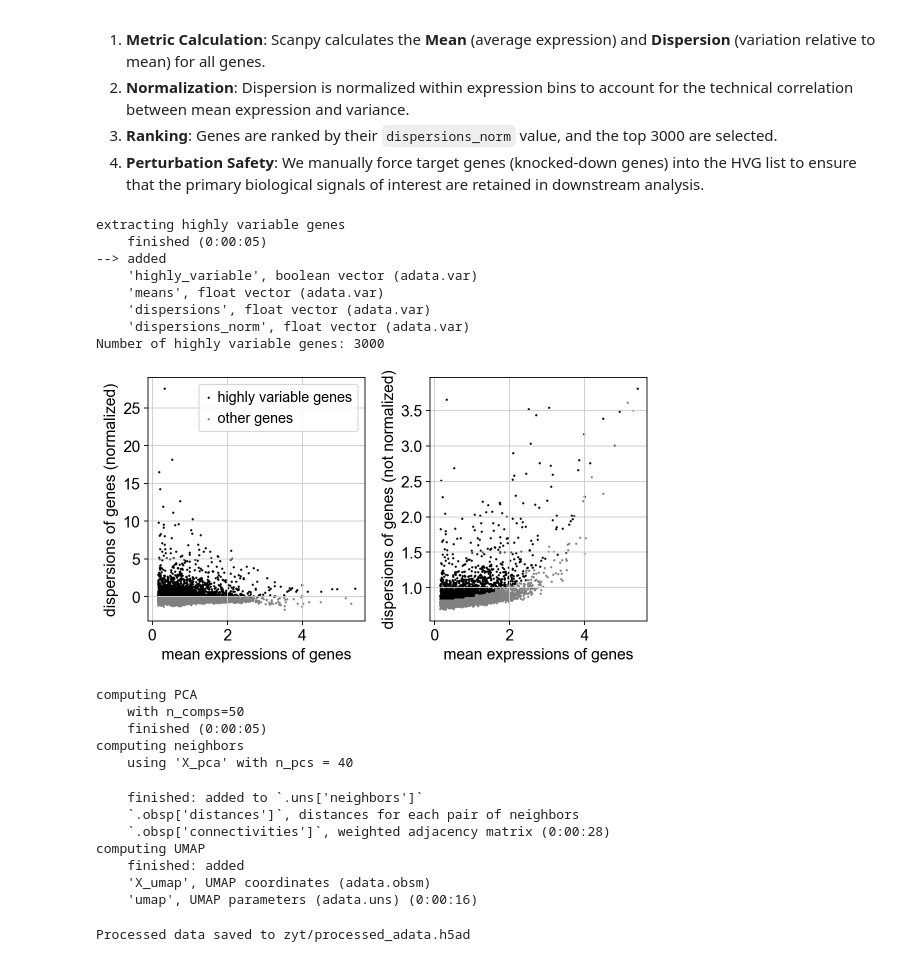
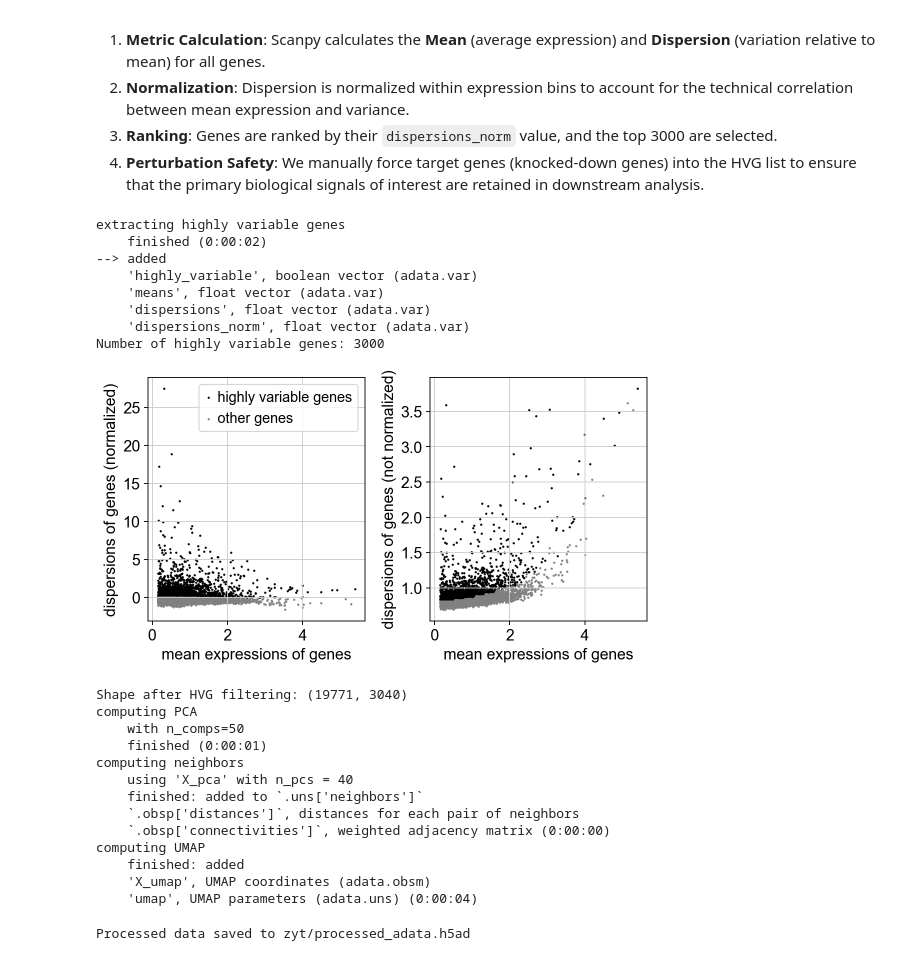
Before and after one commit to DorisTheChef/CS271-Project, a Jupyter notebook: zyt/data_analysis.ipynb, the cells around one changed output. Saved outputs shown, nothing was run; the diff lists cells and outputs as text; code cells hidden in the pictures.

```diff
--- a/zyt/data_analysis.ipynb
+++ b/zyt/data_analysis.ipynb
@@ -18,7 +18,7 @@ sc.set_figure_params(dpi=80, facecolor='white')
 Since the H5 file has a specific structure (X, obs, var), we load it into an `AnnData` object.
 # %%
 # The file is located at the project root, while the notebook is in 'zyt/'
-h5_path = '/Users/baixuezhang/Documents/SJSU/study/CS271/CS271-Project/jurkat.h5'
+h5_path = '../jurkat.h5'
 
 def load_jurkat_h5(path):
     with h5py.File(path, 'r') as f:
@@ -297,43 +365,46 @@ The selection logic follows:
 # %%
 sc.pp.highly_variable_genes(adata, n_top_genes=3000, flavor='seurat')
 print(f"Number of highly variable genes: {adata.var.highly_variable.sum()}")
 sc.pl.highly_variable_genes(adata)
 
 # Ensure target genes are included in the variable list for visualization
 target_genes_set = set(adata.obs['target_gene'].unique())
 genes_to_keep = [g for g in target_genes_set if g in adata.var_names]
 adata.var.loc[genes_to_keep, 'highly_variable'] = True
 
-adata_filtered = adata[:, adata.var.highly_variable].copy()
-sc.pp.scale(adata_filtered, max_value=10)
-sc.tl.pca(adata_filtered, svd_solver='arpack')
-sc.pp.neighbors(adata_filtered, n_neighbors=10, n_pcs=40)
-sc.tl.umap(adata_filtered)
+# Subset to HVGs only so the final saved data file is smaller
+adata = adata[:, adata.var.highly_variable].copy()
+# Preserve the raw log-expression values for downstream knockdown analysis
+adata.raw = adata.copy()
+print(f"Shape after HVG filtering: {adata.shape}")
 
-# Transfer UMAP back to main object if needed, or work with filtered
-adata.obsm['X_umap'] = adata_filtered.obsm['X_umap']
+sc.pp.scale(adata, max_value=10)
+sc.tl.pca(adata, svd_solver='arpack')
+sc.pp.neighbors(adata, n_neighbors=10, n_pcs=40)
+sc.tl.umap(adata)
 # %% [output]
 extracting highly variable genes
-    finished (0:00:05)
+    finished (0:00:02)
 --> added
     'highly_variable', boolean vector (adata.var)
     'means', float vector (adata.var)
     'dispersions', float vector (adata.var)
     'dispersions_norm', float vector (adata.var)
 Number of highly variable genes: 3000
-[figure, old version]
+[figure, new version]
+Shape after HVG filtering: (19771, 3040)
 computing PCA
     with n_comps=50
-    finished (0:00:05)
+    finished (0:00:01)
 computing neighbors
     using 'X_pca' with n_pcs = 40
+    finished: added to `.uns['neighbors']`
+    `.obsp['distances']`, distances for each pair of neighbors
+    `.obsp['connectivities']`, weighted adjacency matrix (0:00:00)
+computing UMAP
+    finished: added
+    'X_umap', UMAP coordinates (adata.obsm)
+    'umap', UMAP parameters (adata.uns) (0:00:04)
-    finished: added to `.uns['neighbors']`
-    `.obsp['distances']`, distances for each pair of neighbors
-    `.obsp['connectivities']`, weighted adjacency matrix (0:00:28)
-computing UMAP
-    finished: added
-    'X_umap', UMAP coordinates (adata.obsm)
-    'umap', UMAP parameters (adata.uns) (0:00:16)
 # %%
 # Save the preprocessed AnnData object for use in the perturbation analysis notebook
 adata.write('processed_adata.h5ad')
```
Also changed, not shown: parts of 6 cells of this notebook, 3 other files.
